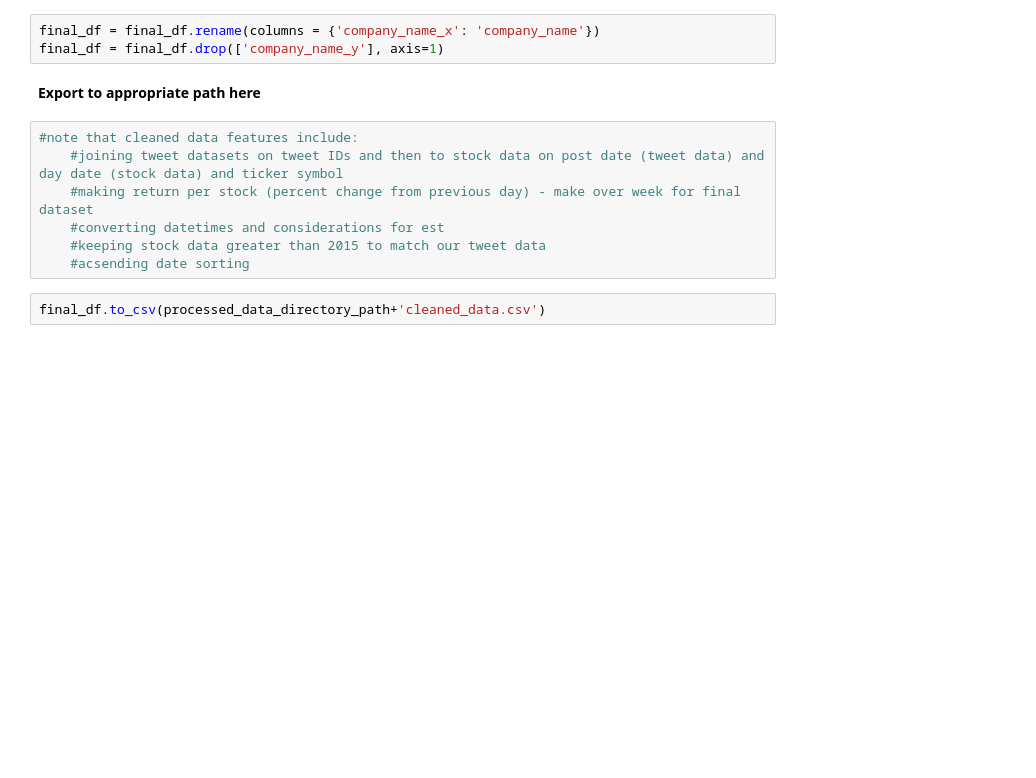
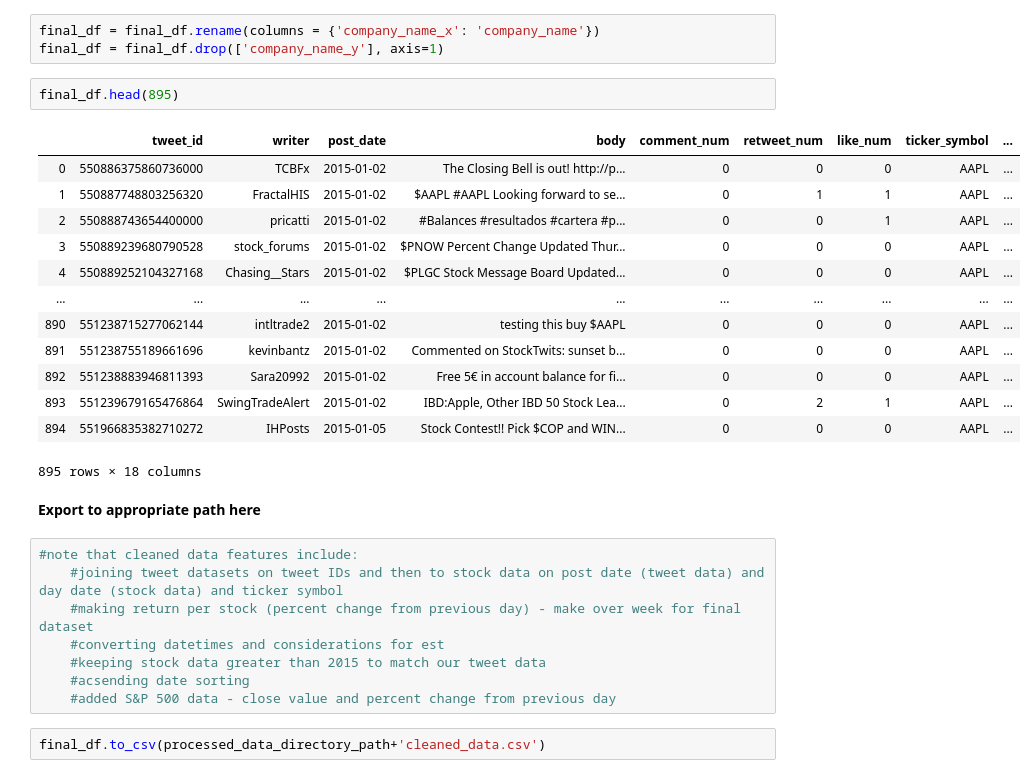
Before and after one commit to heatherpieszala/w207_final_project, a Jupyter notebook: w207_final_project/notebooks/heather_joining_data_cleaning_exploration.ipynb, the cells around one changed output. Drawn from its saved outputs; the diff is of its cells as text; blank space fills up the shorter version.

```diff
--- a/w207_final_project/notebooks/heather_joining_data_cleaning_exploration.ipynb
+++ b/w207_final_project/notebooks/heather_joining_data_cleaning_exploration.ipynb
@@ -126,6 +165,22 @@ len(tweet_combo) - len(final_df)
 # %%
 final_df = final_df.rename(columns = {'company_name_x': 'company_name'})
 final_df = final_df.drop(['company_name_y'], axis=1)
+# %%
+final_df.head(895)
+# %% [output]
+|  | tweet_id | writer | post_date | body | comment_num | retweet_num | like_num | ticker_symbol | ... |
+| 0 | 550886375860736000 | TCBFx | 2015-01-02 | The Closing Bell is out! http://p... | 0 | 0 | 0 | AAPL | ... |
+| 1 | 550887748803256320 | FractalHIS | 2015-01-02 | $AAPL #AAPL Looking forward to se... | 0 | 1 | 1 | AAPL | ... |
+| 2 | 550888743654400000 | pricatti | 2015-01-02 | #Balances #resultados #cartera #p... | 0 | 0 | 1 | AAPL | ... |
+| 3 | 550889239680790528 | stock_forums | 2015-01-02 | $PNOW Percent Change Updated Thur... | 0 | 0 | 0 | AAPL | ... |
+| 4 | 550889252104327168 | Chasing__Stars | 2015-01-02 | $PLGC Stock Message Board Updated... | 0 | 0 | 0 | AAPL | ... |
+| ... | ... | ... | ... | ... | ... | ... | ... | ... | ... |
+| 890 | 551238715277062144 | intltrade2 | 2015-01-02 | testing this buy $AAPL | 0 | 0 | 0 | AAPL | ... |
+| 891 | 551238755189661696 | kevinbantz | 2015-01-02 | Commented on StockTwits: sunset b... | 0 | 0 | 0 | AAPL | ... |
+| 892 | 551238883946811393 | Sara20992 | 2015-01-02 | Free 5€ in account balance for fi... | 0 | 0 | 0 | AAPL | ... |
+| 893 | 551239679165476864 | SwingTradeAlert | 2015-01-02 | IBD:Apple, Other IBD 50 Stock Lea... | 0 | 2 | 1 | AAPL | ... |
+| 894 | 551966835382710272 | IHPosts | 2015-01-05 | Stock Contest!! Pick $COP and WIN... | 0 | 0 | 0 | AAPL | ... |
+895 rows × 18 columns
 # %% [markdown]
 <b>Export to appropriate path here</b>
 # %%
@@ -135,6 +190,7 @@ final_df = final_df.drop(['company_name_y'], axis=1)
     #converting datetimes and considerations for est
     #keeping stock data greater than 2015 to match our tweet data
     #acsending date sorting
+    #added S&P 500 data - close value and percent change from previous day
 # %%
 final_df.to_csv(processed_data_directory_path+'cleaned_data.csv')
 # %% [markdown]
```
Also changed, not shown: parts of 21 cells of this notebook, 1 other file.
